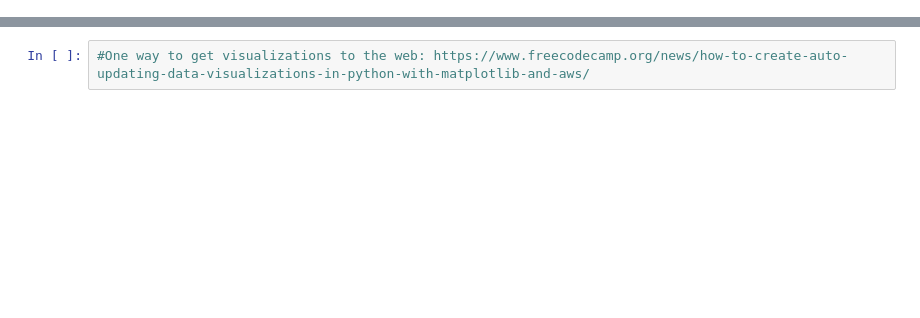
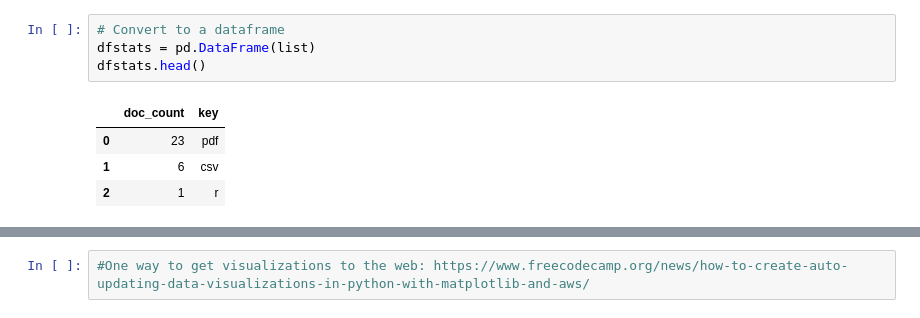
Before and after one commit to amckennafoster/nbidata, a Jupyter notebook: metadata-harvesting/metadata-harvest.ipynb, the cells around one changed output, grey strips where cells are left out. Saved outputs shown, nothing was run; the diff lists cells and outputs as text; blank space fills up the shorter version.

```diff
--- a/metadata-harvesting/metadata-harvest.ipynb
+++ b/metadata-harvesting/metadata-harvest.ipynb
@@ -18,0 +280,9 @@ metadata = json.loads(response.text)
+# %%
+# Convert to a dataframe
+dfstats = pd.DataFrame(list)
+dfstats.head()
+# %% [output]
+|  | doc_count | key |
+| 0 | 23 | pdf |
+| 1 | 6 | csv |
+| 2 | 1 | r |
```
Also changed, not shown: parts of 35 cells of this notebook, 2 other files.
